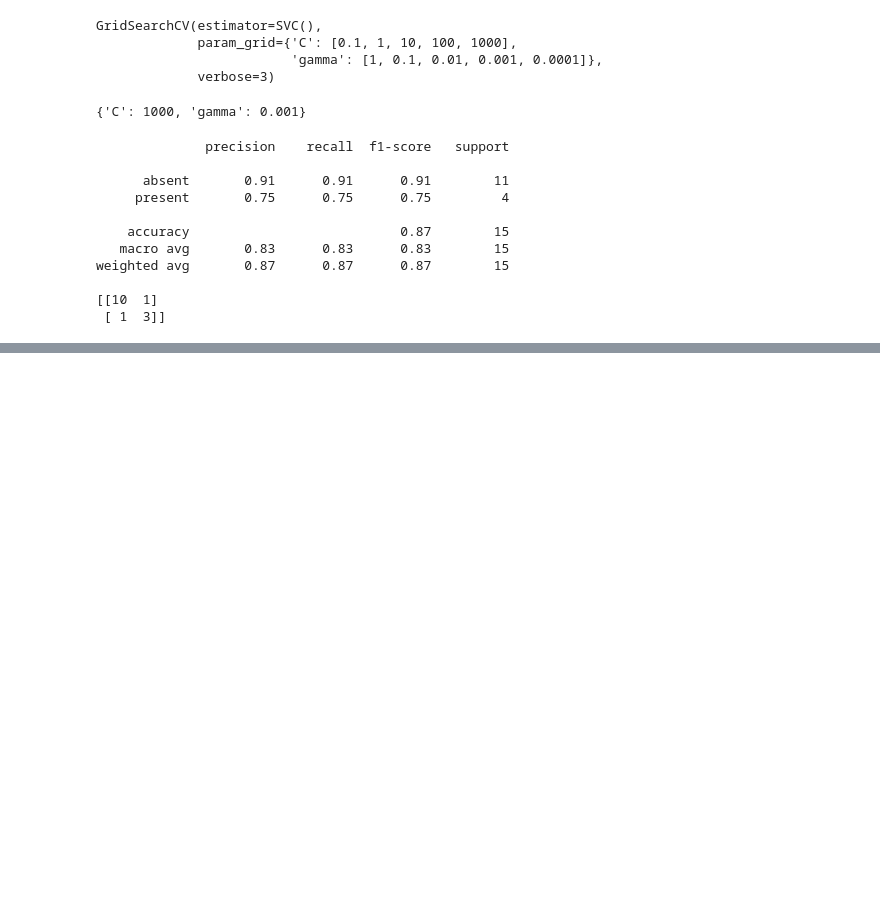
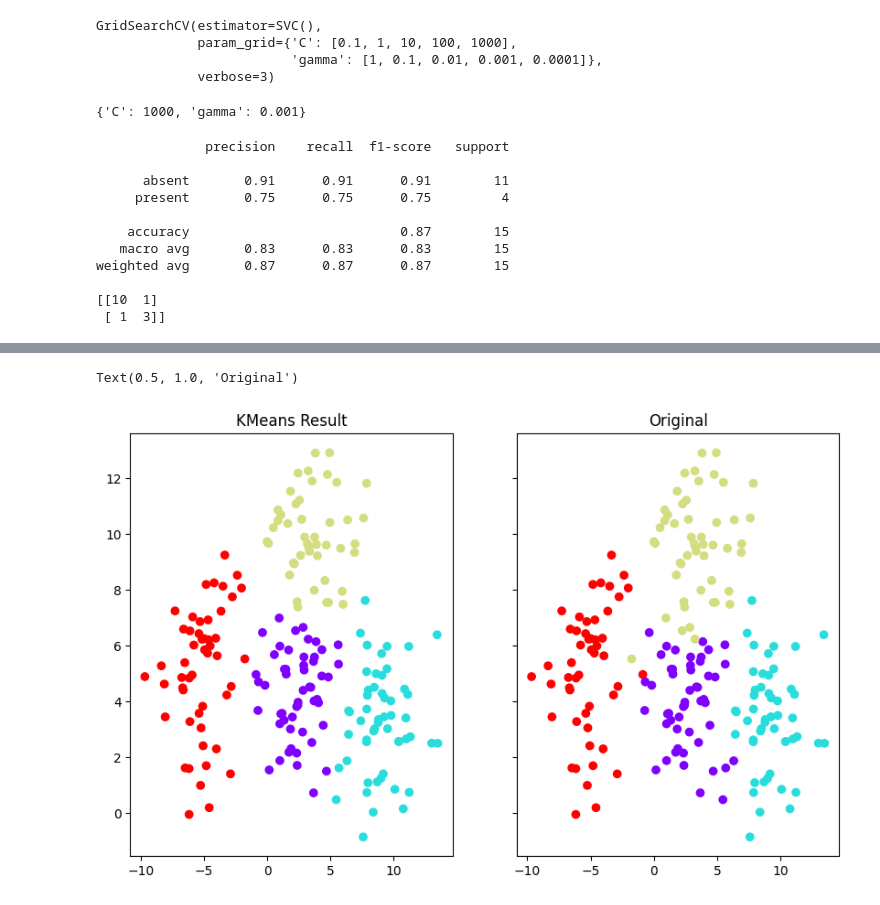
Before and after one commit to musakazim-1397/ML_models, a Jupyter notebook: ML.ipynb, the cells around one changed output, grey strips where cells are left out. Drawn from its saved outputs; the diff is of its cells as text; code cells hidden in the pictures; blank space fills up the shorter version.

```diff
--- a/ML.ipynb
+++ b/ML.ipynb
@@ -592,0 +672,9 @@ weighted avg       0.87      0.87      0.87        15
+# %%
+fig, (ax1,ax2)= plt.subplots(1,2, sharey=True, figsize=(10,6))
+ax1.scatter(data[0][:,0], data[0][:,1], c=kmeans.labels_, cmap='rainbow')
+ax1.set_title('KMeans Result')
+ax2.scatter(data[0][:,0], data[0][:,1], c=data[1], cmap='rainbow')
+ax2.set_title('Original')
+# %% [output]
+Text(0.5, 1.0, 'Original')
+[figure, added]
```
Also changed, not shown: parts of 7 cells of this notebook.
